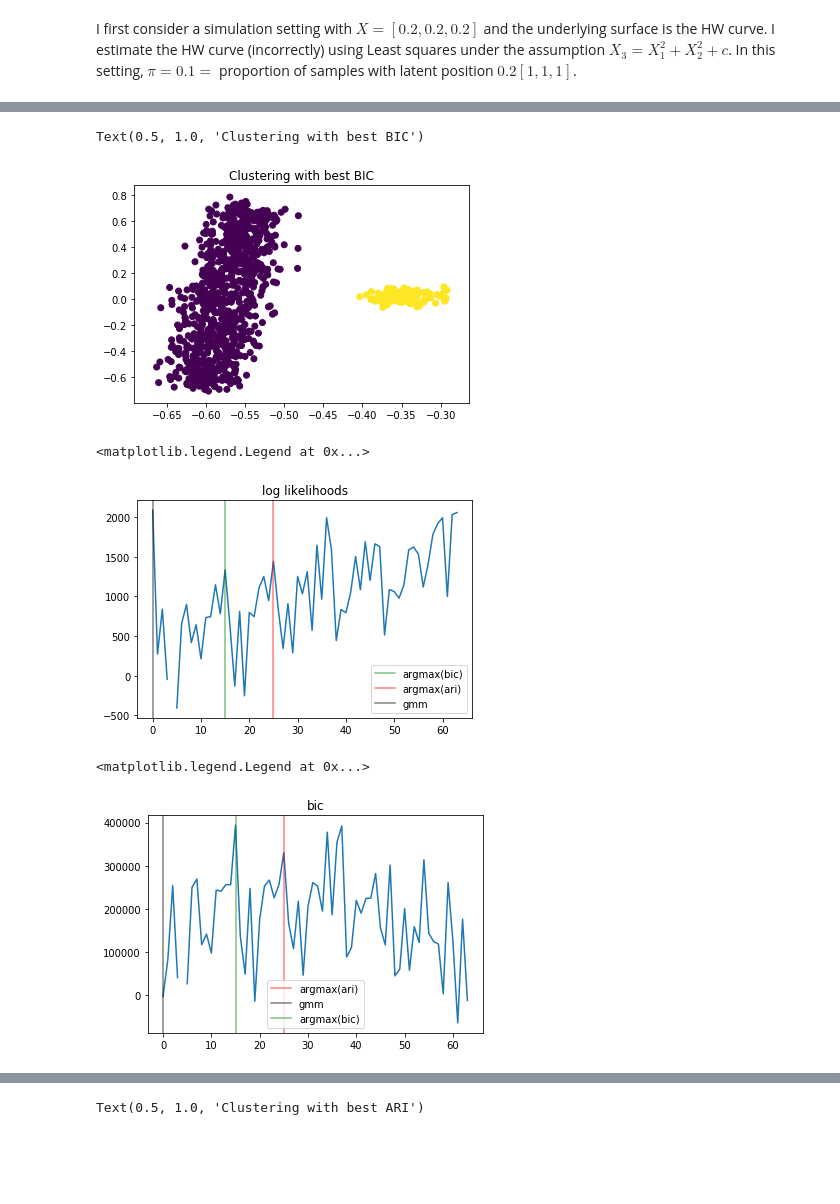
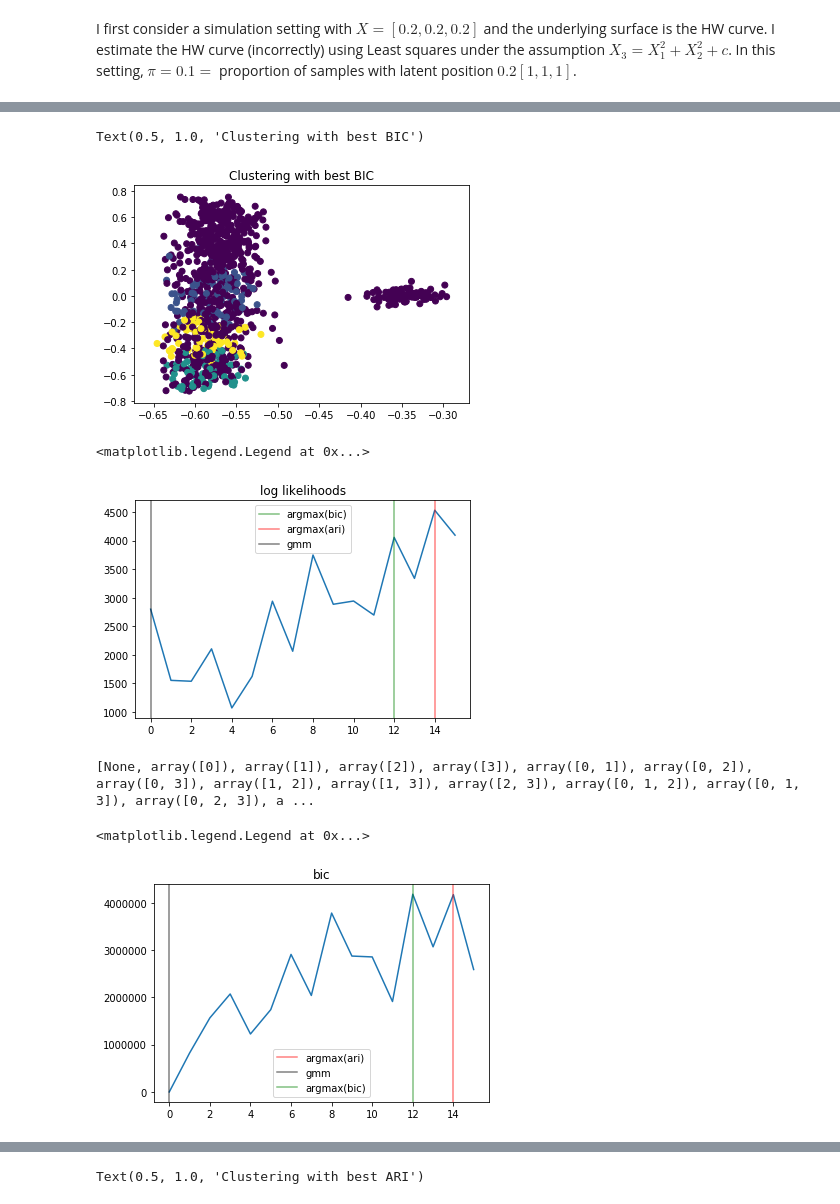
Before and after one commit to neurodata/weighted_graph_models, a Jupyter notebook: cyclops.ipynb, the cells around one changed output, grey strips where cells are left out. Cells and saved outputs as stored; diff of their text form; code cells hidden in the pictures; blank space fills up the shorter version.

```diff
--- a/cyclops.ipynb
+++ b/cyclops.ipynb
@@ -176,6 +175,6 @@ ax.scatter(X_hat[:, 0], X_hat[:, 1], X_hat[:, 2], c=c_hat)
 # %%
 import _pickle as pkl
-# class_idx = pkl.load(open('clas_idx_cyclops_par.pkl', 'rb'))
+class_idx = pkl.load(open('class_idx_cyclops_par.pkl', 'rb'))
 combos = pkl.load(open('combos_cyclops_par.pkl', 'rb'))
 aris = pkl.load(open('aris_cyclops_par.pkl', 'rb'))
 bic = pkl.load(open('bic_cyclops_par.pkl', 'rb'))
@@ -220,18 +217,24 @@ ax.scatter(-X_hat[:, 0], X_hat[:, 1], c=temp_c_hat)
 ax.set_title('Clustering with best BIC')
 # %% [output]
 Text(0.5, 1.0, 'Clustering with best BIC')
-[figure, old version]
+[figure, new version]
 # %%
 fig, ax = plt.subplots(1,1)
-ax.plot(np.arange(2**K), loglikelihoods)
+combo_lengths = np.array([len(cmbo) for cmbo in combos[1:]])
+K = combo_lengths[np.argmax(combo_lengths)]
+ax.plot(np.arange(2**K), likelihoods)
 ax.set_title("log likelihoods")
 ax.axvline(x=np.argmax(bic), c ='g', alpha=0.5, label='argmax(bic)')
 ax.axvline(x=np.argmax(aris), c ='r', alpha=0.5, label='argmax(ari)')
 ax.axvline(x=0, c='k', alpha=0.5, label="gmm")
 ax.legend()
 # %% [output]
 <matplotlib.legend.Legend at 0x...>
-[figure, old version]
+[figure, new version]
+# %%
+print(combos)
+# %% [output]
+[None, array([0]), array([1]), array([2]), array([3]), array([0, 1]), array([0, 2]), array([0, 3]), array([1, 2]), array([1, 3]), array([2, 3]), array([0, 1, 2]), array([0, 1, 3]), array([0, 2, 3]), a ...
 # %%
 fig, ax = plt.subplots(1,1)
 ax.plot(np.arange(2**K), bic)
@@ -242,7 +245,7 @@ ax.set_title('bic')
 ax.legend()
 # %% [output]
 <matplotlib.legend.Legend at 0x...>
-[figure, old version]
+[figure, new version]
 # %%
 fig, ax = plt.subplots(1,1)
 ax.plot(np.arange(2**K), aris)
```
Also changed, not shown: parts of 6 cells of this notebook, 3 other files.
